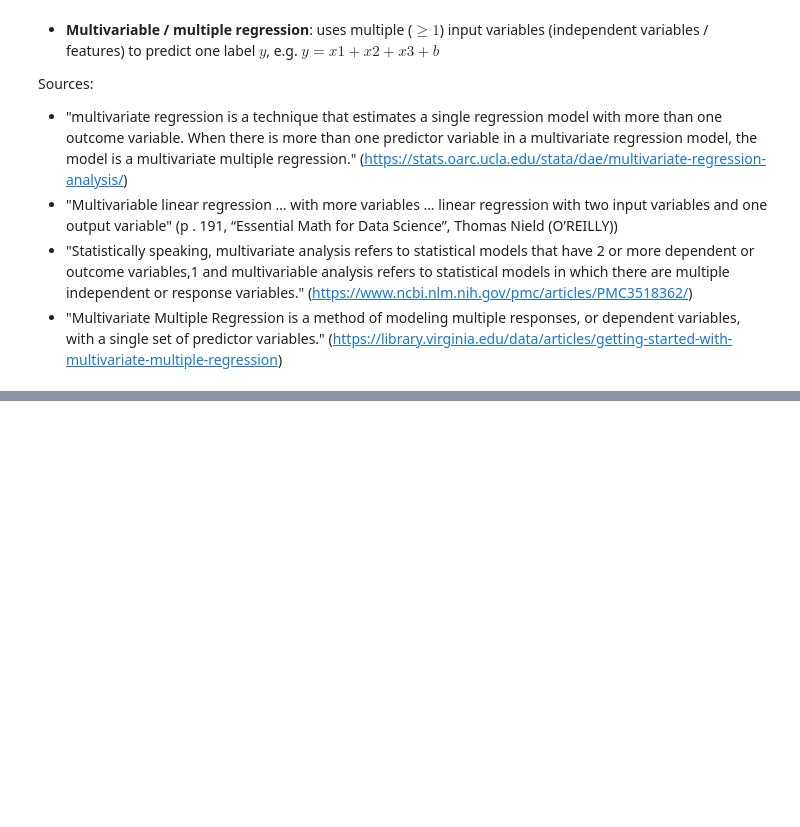
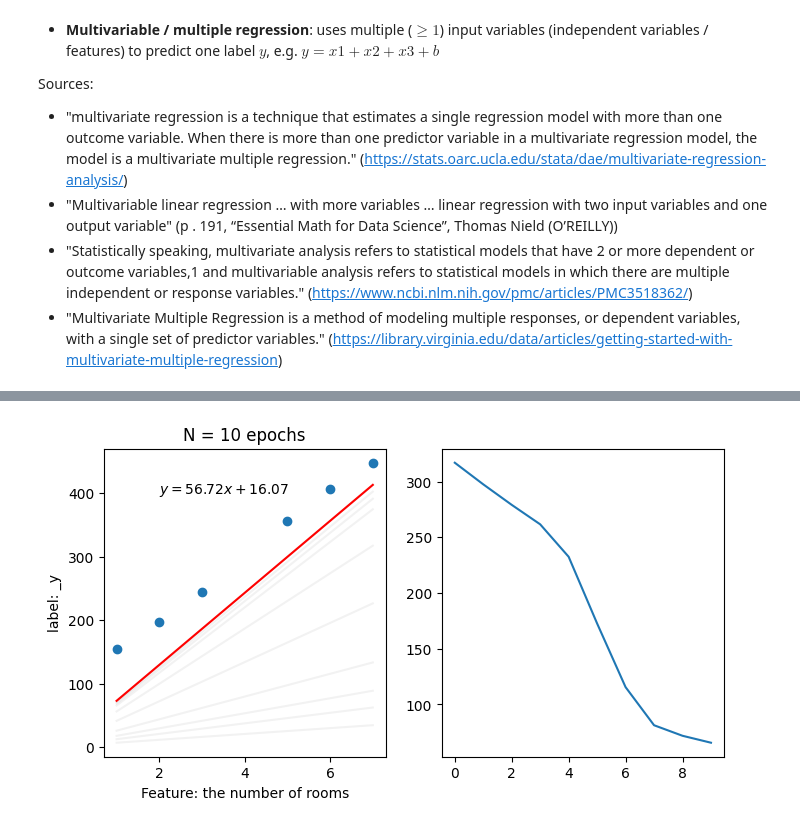
Before and after one commit to EvgeniiZorin/Booknotes_Grokking-Machine-Learning_Luis-G-Serrano, a Jupyter notebook: notes.ipynb, the cells around one changed output, grey strips where cells are left out. Saved outputs shown, nothing was run; the diff lists cells and outputs as text; code cells hidden in the pictures; blank space fills up the shorter version.

```diff
--- a/notes.ipynb
+++ b/notes.ipynb
@@ -14,0 +128,90 @@ Sources:
+# %%
+### same as above but with RMSE plotted
+
+"""
+Obtaining an equation by teaching a model
+(described in the "Grokking Machine Learning" book).
+
+For just 1 feature.
+
+It is essentially using a Stochastic Gradient Descent algorithm.
+"""
+import random
+import numpy as np, pandas as pd
+import matplotlib.pyplot as plt, seaborn as sns
+
+def rmse(labels, predictions):
+	n = len(labels)
+	### y - y_hat
+	differences = np.subtract(labels, predictions)
+	### here we use np.dot dot product of differences, which is essentially the sum of squares of each difference; a sum of products of corresponding terms in two vectors
+	return np.sqrt(1/n * (np.dot(differences, differences)))
+
+def square_trick(_b, _m, _x, _y, learning_rate):
+	"""
+	"Grokking Machine Learning", p. 55
+	"""
+	### Calculate prediction
+	_y_pred = _b + _m*_x
+	### Change y-intercept $b$
+	_b += learning_rate * (_y - _y_pred)
+	### Change slope $m$
+	_m += learning_rate * _x * (_y - _y_pred)
+	return _m, _b
+
+def linear_regression(features, labels, learning_rate=0.01, epochs=1000):
+	"""
+	learning_rate = a very small number by which changes to the model are made.
+	epochs = how many iterations of learning we need to perform.
+	"""
+	# Generate random values for the slope and y-intercept
+	_m = random.random()
+	_b = random.random()
+	# Repeats the update step many times
+	slope_intercept_list, errors = [], []
+	for epoch in range(epochs):
+		### Here there was a mistake:
+		### The book (version 'a') just used prediction for the first data point in the 'features' array,
+		### therefore, rmse was calculated as rmse for each point in the labels minus the same prediction for the first data point.
+		### this is incorrect, as we should compare predictions for all data points in features vs all labels
+		### so version 'b' is correct
+		# predictions = features[0] * _m + _b # Version 'a' (manning book)
+		predictions = [ i*_m + _b for i in features ] # version 'b' (my version)
+		# print(predictions)
+		errors.append(rmse(labels, predictions))
+		### Pick a random point in out dataset
+		i = random.randint(0, len(features)-1)
+		_x = features[i]
+		_y = labels[i]
+		# Apply the square trick to move the line closer to our point
+		_m, _b = square_trick(_b, _m, _x, _y, learning_rate=learning_rate)
+		slope_intercept_list.append([_m, _b])
+	return slope_intercept_list, errors
+
+features = np.array([1,2,3,5,6,7])
+labels = np.array([155,197,244,356,407,448])
+
+
+# Plot the visualisations
+figure_size, epoch_alpha = (4,4), 0.1
+# for i in [10, 100, 1000]: # Different number of epochs
+for i in [10, 100, 1000, 10000]:
+	### Multiple plots
+	fig, axes = plt.subplots(1, 2, figsize=(8,4))
+	### [0] Left plot
+	axes[0].scatter(features, labels)
+	axes[0].set_xlabel('Feature: the number of rooms')
+	axes[0].set_ylabel('label: _y')
+	axes[0].set_title(f"N = {i} epochs")
+	slope_intercept_list_ready, errors = linear_regression(features, labels, learning_rate=0.01, epochs=i)
+	for i in slope_intercept_list_ready:
+		current_slope, current_intercept = i[0], i[1]
+		axes[0].plot( features, features*current_slope + current_intercept, color='grey', alpha=epoch_alpha )
+	### Plot final line
+	final_slope, final_intercept = slope_intercept_list_ready[-1][0], slope_intercept_list_ready[-1][1]
+	axes[0].plot( features, features*final_slope + final_intercept, color='red' )
+	axes[0].text(2, 400, rf'$y={final_slope:.2f}x + {final_intercept:.2f}$')
+	### [1] Right plot
+	axes[1].plot( range(len(errors)), errors )
+# %% [output]
+[figure, added]
```
Also changed, not shown: parts of 8 cells of this notebook.
